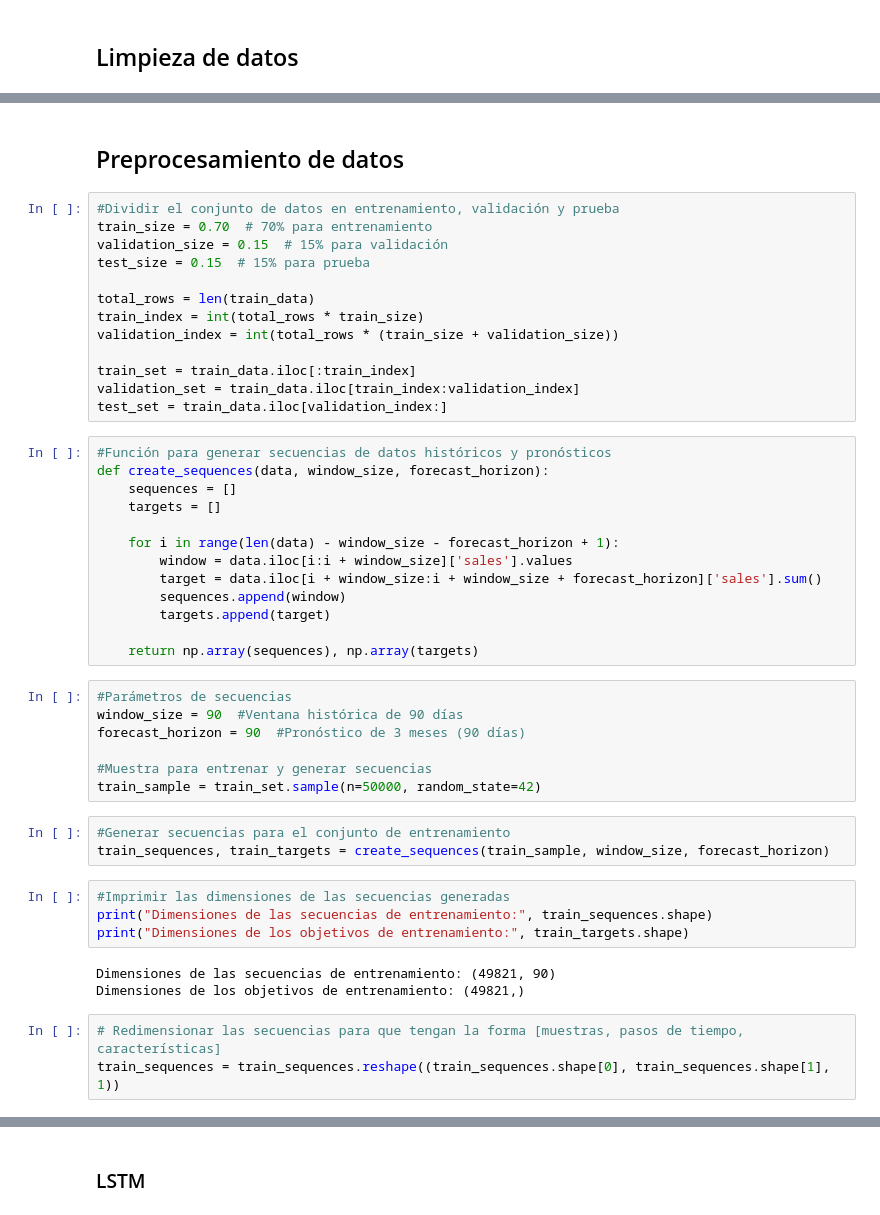
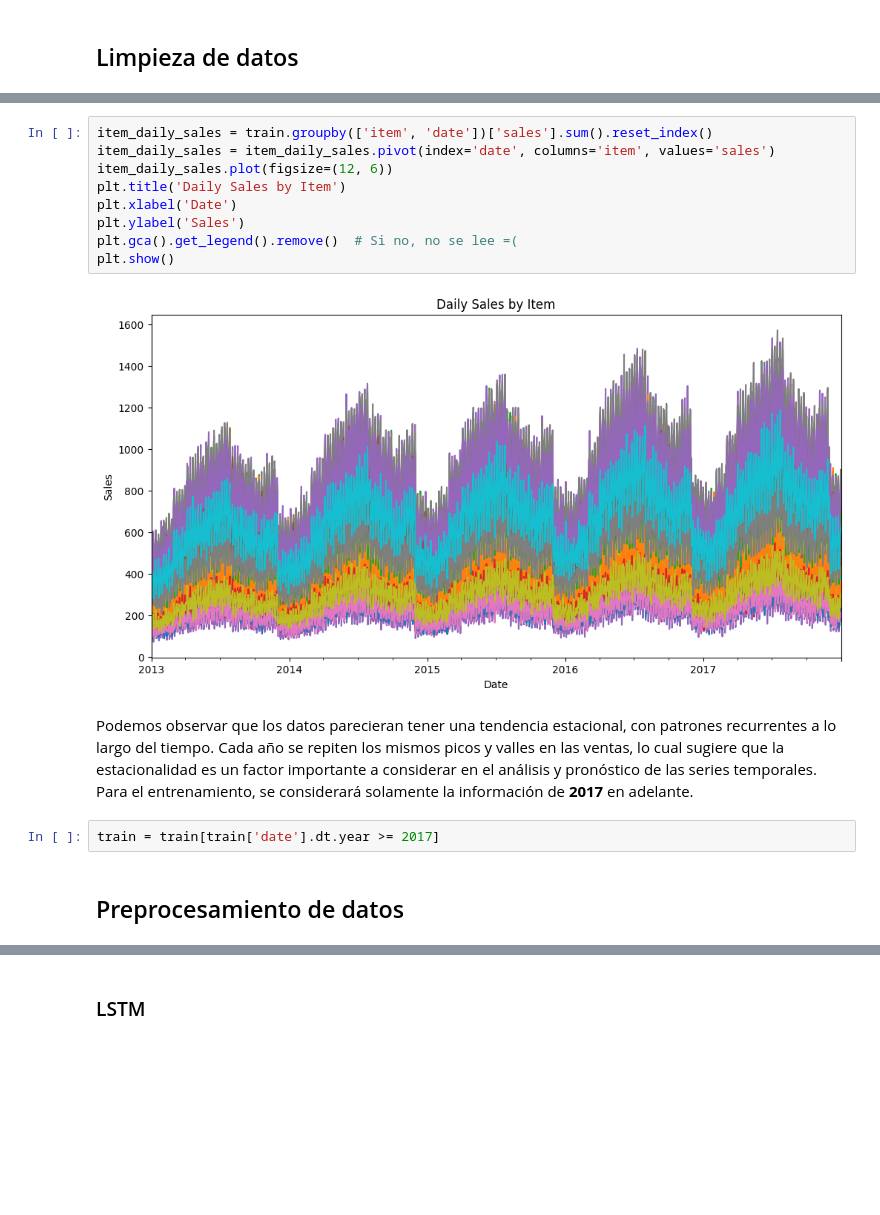
Before and after one commit to FerEsq/DL-TimeSeries-Analysis, a Jupyter notebook: Analysis.ipynb, the cells around one changed output, grey strips where cells are left out. Saved outputs shown, nothing was run; the diff lists cells and outputs as text; blank space fills up the shorter version.

```diff
--- a/Analysis.ipynb
+++ b/Analysis.ipynb
@@ -51,48 +63,17 @@ train_data.head()
+# %%
+item_daily_sales = train.groupby(['item', 'date'])['sales'].sum().reset_index()
+item_daily_sales = item_daily_sales.pivot(index='date', columns='item', values='sales')
+item_daily_sales.plot(figsize=(12, 6))
+plt.title('Daily Sales by Item')
+plt.xlabel('Date')
+plt.ylabel('Sales')
+plt.gca().get_legend().remove()  # Si no, no se lee =(
+plt.show()
+# %% [output]
+[figure, added]
+# %% [markdown]
+Podemos observar que los datos parecieran tener una tendencia estacional, con patrones recurrentes a lo largo del tiempo. Cada año se repiten los mismos picos y valles en las ventas, lo cual sugiere que la estacionalidad es un factor importante a considerar en el análisis y pronóstico de las series temporales. Para el entrenamiento, se considerará solamente la información de **2017** en adelante.
+# %%
+train = train[train['date'].dt.year >= 2017]
 # %% [markdown]
 ## Preprocesamiento de datos
-# %%
-#Dividir el conjunto de datos en entrenamiento, validación y prueba
-train_size = 0.70  # 70% para entrenamiento
-validation_size = 0.15  # 15% para validación
-test_size = 0.15  # 15% para prueba
-
-total_rows = len(train_data)
-train_index = int(total_rows * train_size)
-validation_index = int(total_rows * (train_size + validation_size))
-
-train_set = train_data.iloc[:train_index]
-validation_set = train_data.iloc[train_index:validation_index]
-test_set = train_data.iloc[validation_index:]
-# %%
-#Función para generar secuencias de datos históricos y pronósticos
-def create_sequences(data, window_size, forecast_horizon):
-    sequences = []
-    targets = []
-
-    for i in range(len(data) - window_size - forecast_horizon + 1):
-        window = data.iloc[i:i + window_size]['sales'].values
-        target = data.iloc[i + window_size:i + window_size + forecast_horizon]['sales'].sum()
-        sequences.append(window)
-        targets.append(target)
-
-    return np.array(sequences), np.array(targets)
-# %%
-#Parámetros de secuencias
-window_size = 90  #Ventana histórica de 90 días
-forecast_horizon = 90  #Pronóstico de 3 meses (90 días)
-
-#Muestra para entrenar y generar secuencias
-train_sample = train_set.sample(n=50000, random_state=42)
-# %%
-#Generar secuencias para el conjunto de entrenamiento
-train_sequences, train_targets = create_sequences(train_sample, window_size, forecast_horizon)
-# %%
-#Imprimir las dimensiones de las secuencias generadas
-print("Dimensiones de las secuencias de entrenamiento:", train_sequences.shape)
-print("Dimensiones de los objetivos de entrenamiento:", train_targets.shape)
-# %% [output]
-Dimensiones de las secuencias de entrenamiento: (49821, 90)
-Dimensiones de los objetivos de entrenamiento: (49821,)
-# %%
-# Redimensionar las secuencias para que tengan la forma [muestras, pasos de tiempo, características]
-train_sequences = train_sequences.reshape((train_sequences.shape[0], train_sequences.shape[1], 1))
```
Also changed, not shown: parts of 18 cells of this notebook.
